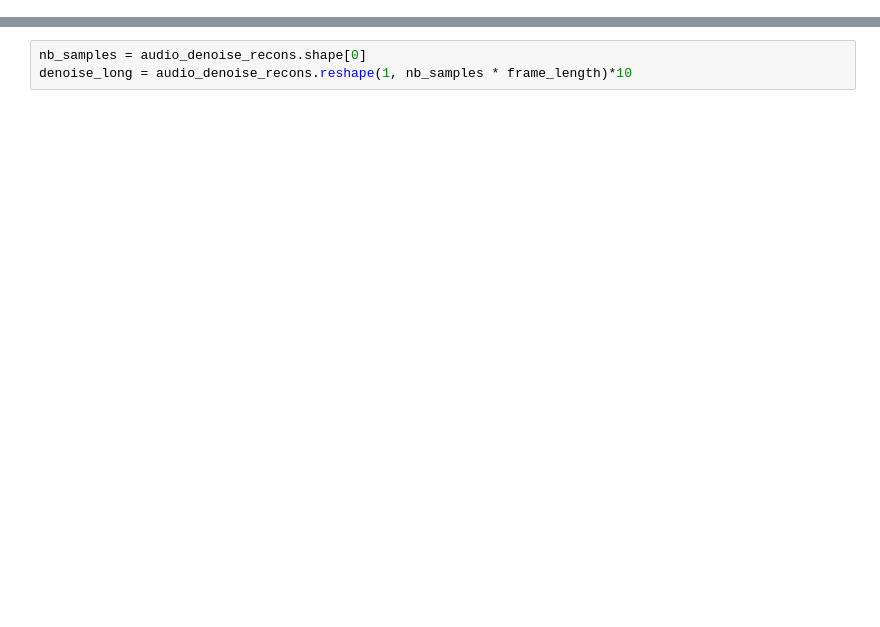
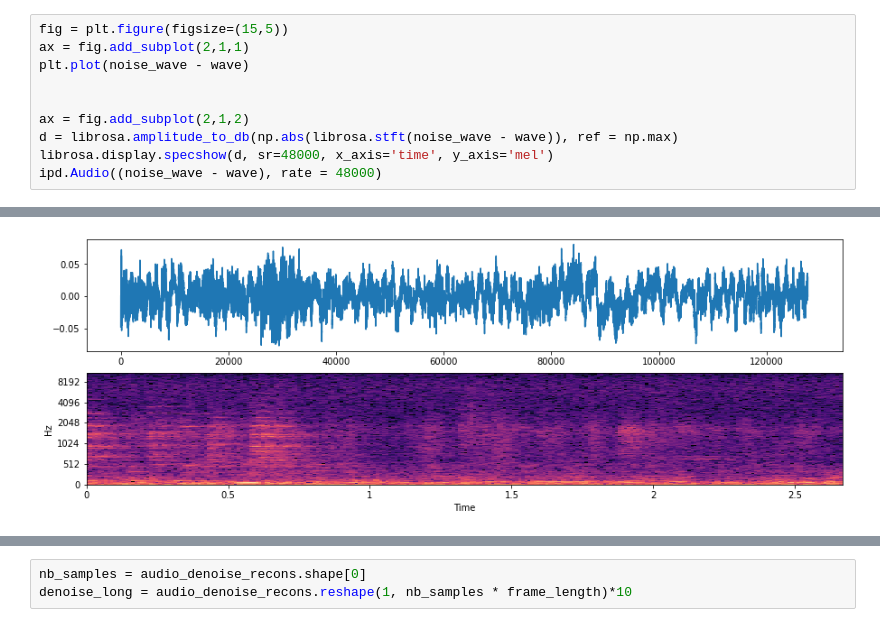
Before and after one commit to baaj2109/speech_denoise_frequency_version, a Jupyter notebook: speech_denoise_frequency.ipynb, the cells around one changed output, grey strips where cells are left out. Drawn from its saved outputs; the diff is of its cells as text; blank space fills up the shorter version.

```diff
--- a/speech_denoise_frequency.ipynb
+++ b/speech_denoise_frequency.ipynb
@@ -35,0 +60,11 @@ noise wave : (104830,), sr: 48000
+# %%
+fig = plt.figure(figsize=(15,5))
+ax = fig.add_subplot(2,1,1)
+plt.plot(noise_wave - wave)
+
+
+ax = fig.add_subplot(2,1,2)
+d = librosa.amplitude_to_db(np.abs(librosa.stft(noise_wave - wave)), ref = np.max)
+librosa.display.specshow(d, sr=48000, x_axis='time', y_axis='mel')
+ipd.Audio((noise_wave - wave), rate = 48000)
+# %% [output]
@@ -35,0 +72 @@ noise wave : (104830,), sr: 48000
+[figure, added]
```
Also changed, not shown: parts of 36 cells of this notebook, 18 other files.
